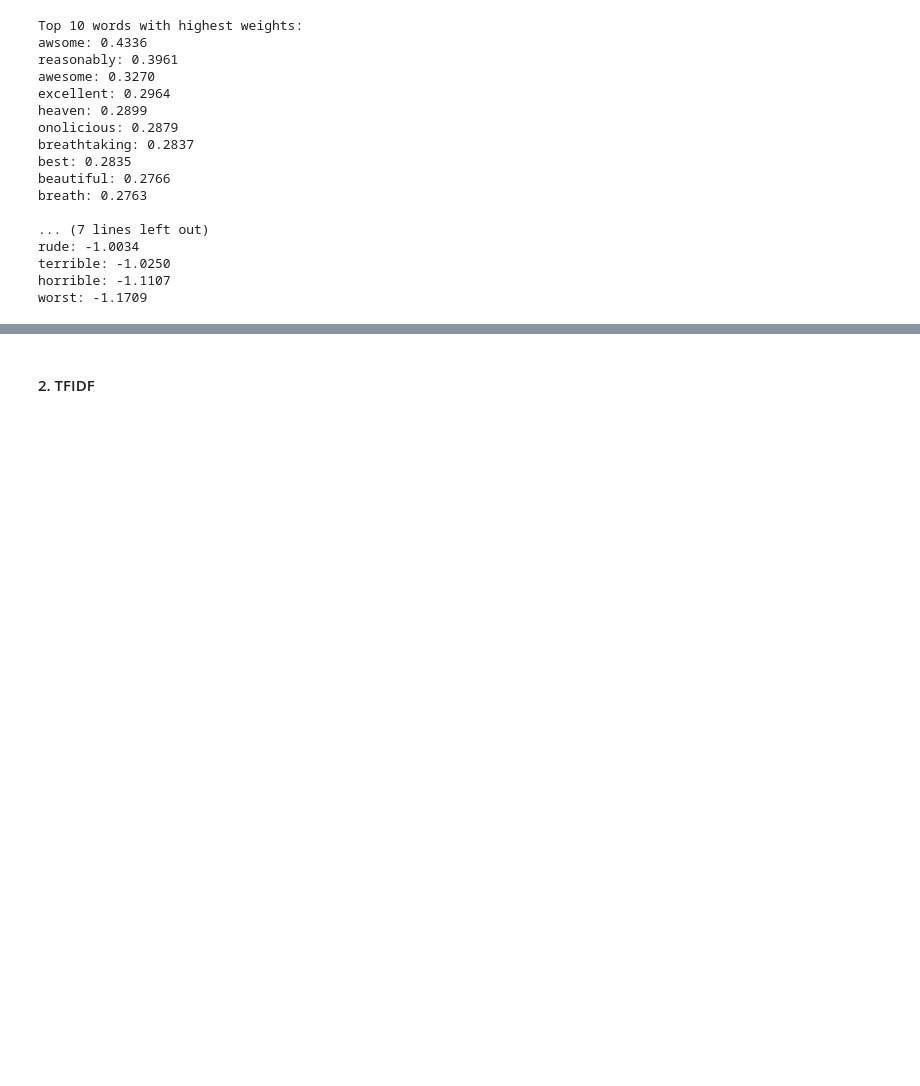
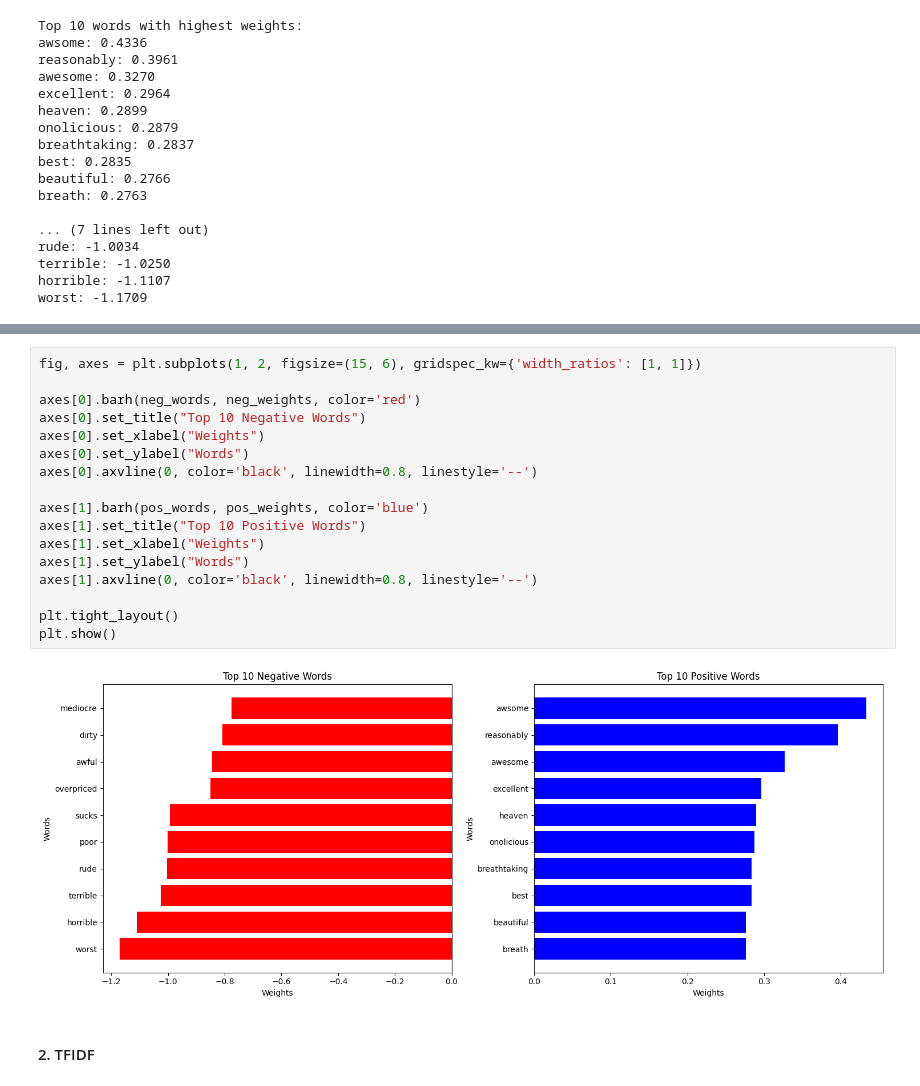
Before and after one commit to SamuelKao/HawaiiGoogleReview, a Jupyter notebook: assignment2.ipynb, the cells around one changed output, grey strips where cells are left out. Saved outputs shown, nothing was run; the diff lists cells and outputs as text; blank space fills up the shorter version.

```diff
--- a/assignment2.ipynb
+++ b/assignment2.ipynb
@@ -485,3 +564,22 @@ worst: -1.1709
+# %%
+fig, axes = plt.subplots(1, 2, figsize=(15, 6), gridspec_kw={'width_ratios': [1, 1]})
+
+axes[0].barh(neg_words, neg_weights, color='red')
+axes[0].set_title("Top 10 Negative Words")
+axes[0].set_xlabel("Weights")
+axes[0].set_ylabel("Words")
+axes[0].axvline(0, color='black', linewidth=0.8, linestyle='--')
+
+axes[1].barh(pos_words, pos_weights, color='blue')
+axes[1].set_title("Top 10 Positive Words")
+axes[1].set_xlabel("Weights")
+axes[1].set_ylabel("Words")
+axes[1].axvline(0, color='black', linewidth=0.8, linestyle='--')
+
+plt.tight_layout()
+plt.show()
+# %% [output]
+[figure, added]
 # %% [markdown]
 #### 2. TFIDF
 # %% [markdown]
```
Also changed, not shown: parts of 24 cells of this notebook.
